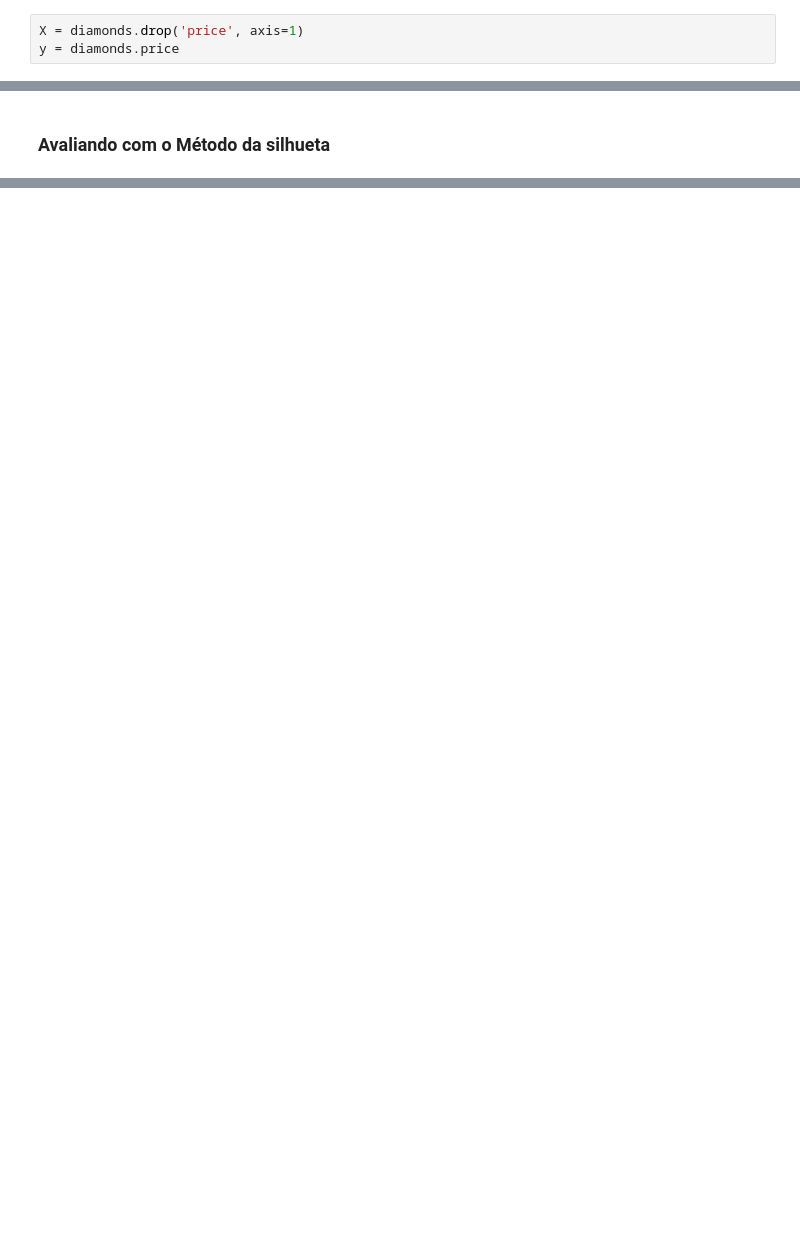
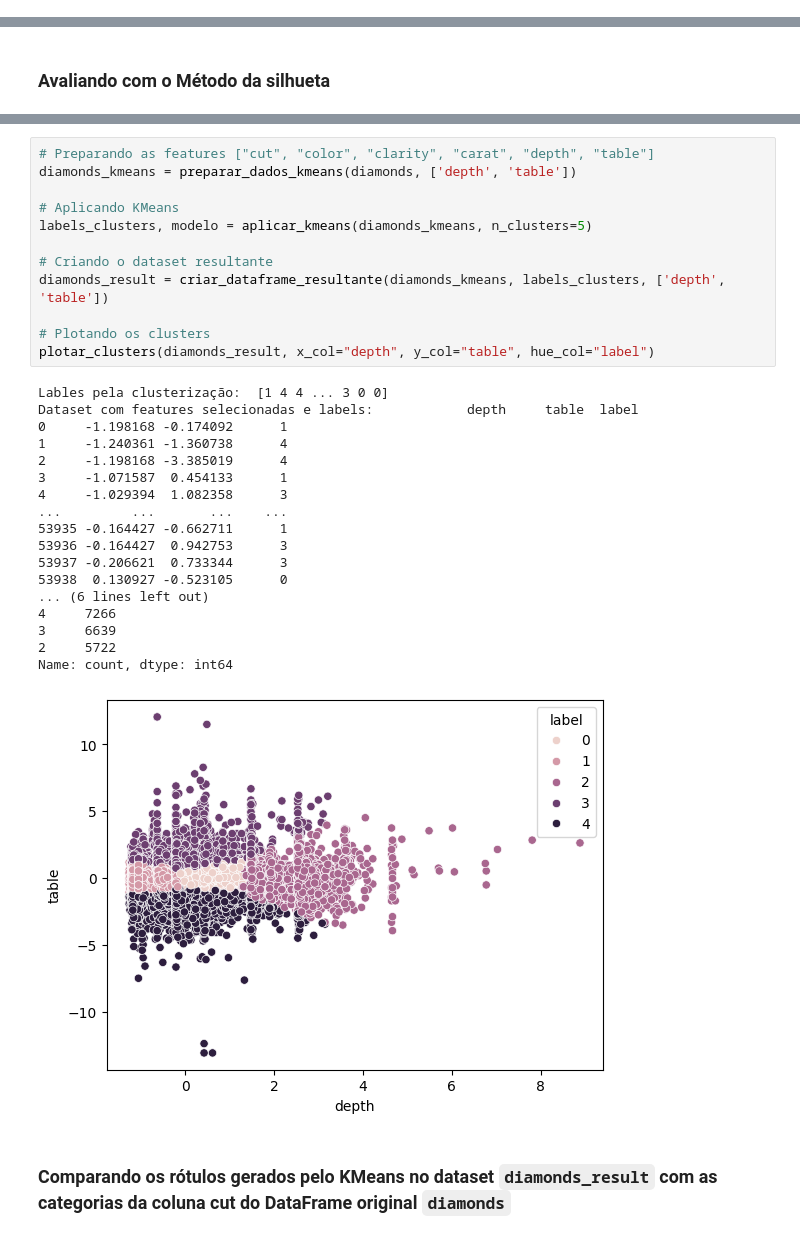
Before and after one commit to Turma1174/projetoML2, a Jupyter notebook: clusterizacao_kmeans.ipynb, the cells around one changed output, grey strips where cells are left out. Cells and saved outputs as stored; diff of their text form; blank space fills up the shorter version.

Commit message:
Finalização da Análise de Clusterização KMeans

```diff
--- a/clusterizacao_kmeans.ipynb
+++ b/clusterizacao_kmeans.ipynb
@@ -236,3 +236,0 @@ Percentual de outliers em relação ao dataset (IQR): 1.121616611049314
-# %%
-X = diamonds.drop('price', axis=1)
-y = diamonds.price
@@ -454,0 +493,33 @@ Para n_clusters = 8, o silhouette médio é 0.35
+# %%
+# Preparando as features ["cut", "color", "clarity", "carat", "depth", "table"]
+diamonds_kmeans = preparar_dados_kmeans(diamonds, ['depth', 'table'])
+
+# Aplicando KMeans
+labels_clusters, modelo = aplicar_kmeans(diamonds_kmeans, n_clusters=5)
+
+# Criando o dataset resultante
+diamonds_result = criar_dataframe_resultante(diamonds_kmeans, labels_clusters, ['depth', 'table'])
+
+# Plotando os clusters
+plotar_clusters(diamonds_result, x_col="depth", y_col="table", hue_col="label")
+# %% [output]
+Lables pela clusterização:  [1 4 4 ... 3 0 0]
+Dataset com features selecionadas e labels:            depth     table  label
+0     -1.198168 -0.174092      1
+1     -1.240361 -1.360738      4
+2     -1.198168 -3.385019      4
+3     -1.071587  0.454133      1
+4     -1.029394  1.082358      3
+...         ...       ...    ...
+53935 -0.164427 -0.662711      1
+53936 -0.164427  0.942753      3
+53937 -0.206621  0.733344      3
+53938  0.130927 -0.523105      0
+... (6 lines left out)
+4     7266
+3     6639
+2     5722
+Name: count, dtype: int64
+[figure, added]
+# %% [markdown]
+### Comparando os rótulos gerados pelo KMeans no dataset `diamonds_result` com as categorias da coluna cut do DataFrame original `diamonds`
```
Also changed, not shown: parts of 16 cells of this notebook.
